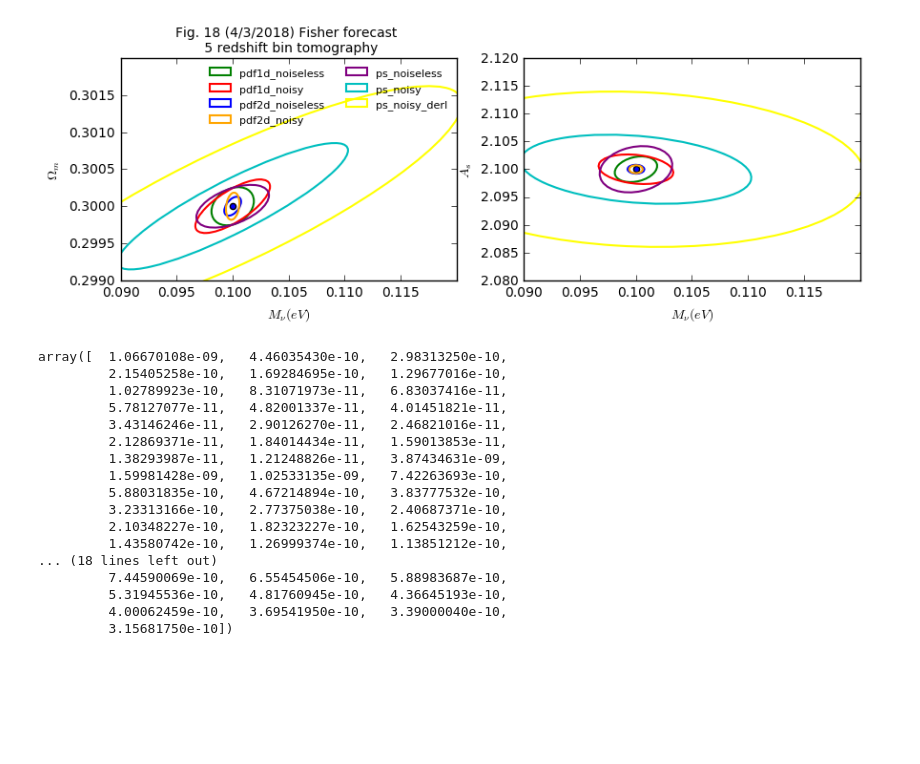
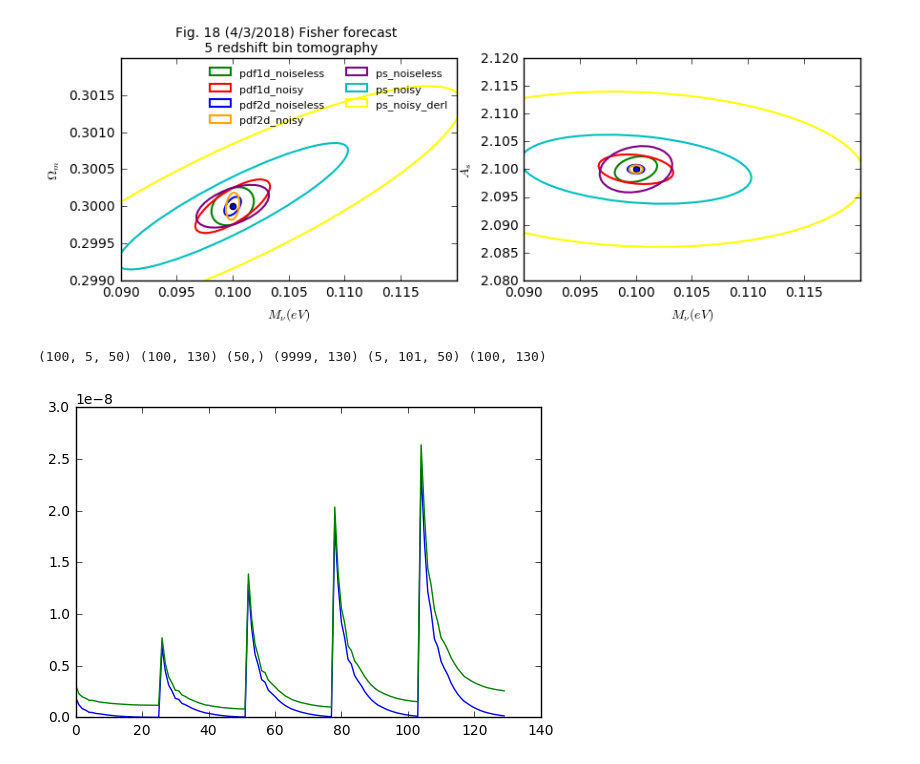
Before and after one commit to liuxx479/PDFs, a Jupyter notebook: PDFs.ipynb, the cells around one changed output. Saved outputs shown, nothing was run; the diff lists cells and outputs as text; code cells hidden in the pictures; blank space fills up the shorter version.

```diff
--- a/PDFs.ipynb
+++ b/PDFs.ipynb
@@ -676,23 +682,29 @@ ax1.set_title('Fig. 18 (4/3/2018) Fisher forecast \n 5 redshift bin tomography',
 show()
 # %% [output]
 [figure]
-# %%
-PSI[1]
-# %% [output]
-array([  1.06670108e-09,   4.46035430e-10,   2.98313250e-10,
-         2.15405258e-10,   1.69284695e-10,   1.29677016e-10,
-         1.02789923e-10,   8.31071973e-11,   6.83037416e-11,
-         5.78127077e-11,   4.82001337e-11,   4.01451821e-11,
-         3.43146246e-11,   2.90126270e-11,   2.46821016e-11,
-         2.12869371e-11,   1.84014434e-11,   1.59013853e-11,
-         1.38293987e-11,   1.21248826e-11,   3.87434631e-09,
-         1.59981428e-09,   1.02533135e-09,   7.42263693e-10,
-         5.88031835e-10,   4.67214894e-10,   3.83777532e-10,
-         3.23313166e-10,   2.77375038e-10,   2.40687371e-10,
-         2.10348227e-10,   1.82323227e-10,   1.62543259e-10,
-         1.43580742e-10,   1.26999374e-10,   1.13851212e-10,
-... (18 lines left out)
-         7.44590069e-10,   6.55454506e-10,   5.88983687e-10,
-         5.31945536e-10,   4.81760945e-10,   4.36645193e-10,
-         4.00062459e-10,   3.69541950e-10,   3.39000040e-10,
-         3.15681750e-10])
+# %%
+############ Man.. what's going on.. #############
+############ now let me try Jose's power spectrum #########
+fn_list = genfromtxt('cosmo_params_all.txt',usecols=1, dtype='string')
+ps_arr0 = array([load('ObsFeb2018_Spec/%s/Tomography/PS_KN_s0.00_ztomo_ng44.85_b050_Mean_sc.npy'%(icosmo))
+                 for icosmo in fn_list[1:]]).reshape(100, 5, -1)
+ellJ = load('ObsFeb2018_Spec/Om0.41442_As1.62306_mva0.00631_mvb0.01066_mvc0.05076_h0.70000_Ode0.58404/Maps05/PS_KN_s1.00_z0.50_ng08.83_b050_Mean.npy')[0]
+idxell = where((ellJ<5000) & (ps_arr0[0,0]>0) )[0]
+ps_arrN = ps_arr0[:, :, idxell].reshape(100,-1)
+#print idxell
+
+ps_arrI0 = array([[mean(load('/Users/jia/Dropbox/fisher/powerspectrum_noiseless/%s_PS_50_z%02d.npy'%(icosmo,iz*10))[1:],axis=0) for icosmo in fn_list] for iz in z_source])
+ps_arrI = swapaxes(ps_arrI0[:,1:,idxell],0,1).reshape(100,-1)
+
+ps_fidu0 = load('ObsFeb2018_Spec/%s/Tomography/PS_KN_s0.00_ztomo_ng44.85_b050.npy'%(fn_list[0])).reshape(9999, 5, -1)
+ps_fidu = ps_fidu0[:,:,idxell].reshape(9999,-1)
+# %%
+print ps_arr0.shape, ps_arrN.shape, ellJ.shape, ps_fidu.shape, ps_arrI0.shape, ps_arrI.shape
+# %% [output]
+(100, 5, 50) (100, 130) (50,) (9999, 130) (5, 101, 50) (100, 130)
+# %%
+plot(ps_arrI[0])
+plot(ps_arrN[0])
+show()
+# %% [output]
+[figure, added]
```
Also changed, not shown: parts of 6 cells of this notebook.
